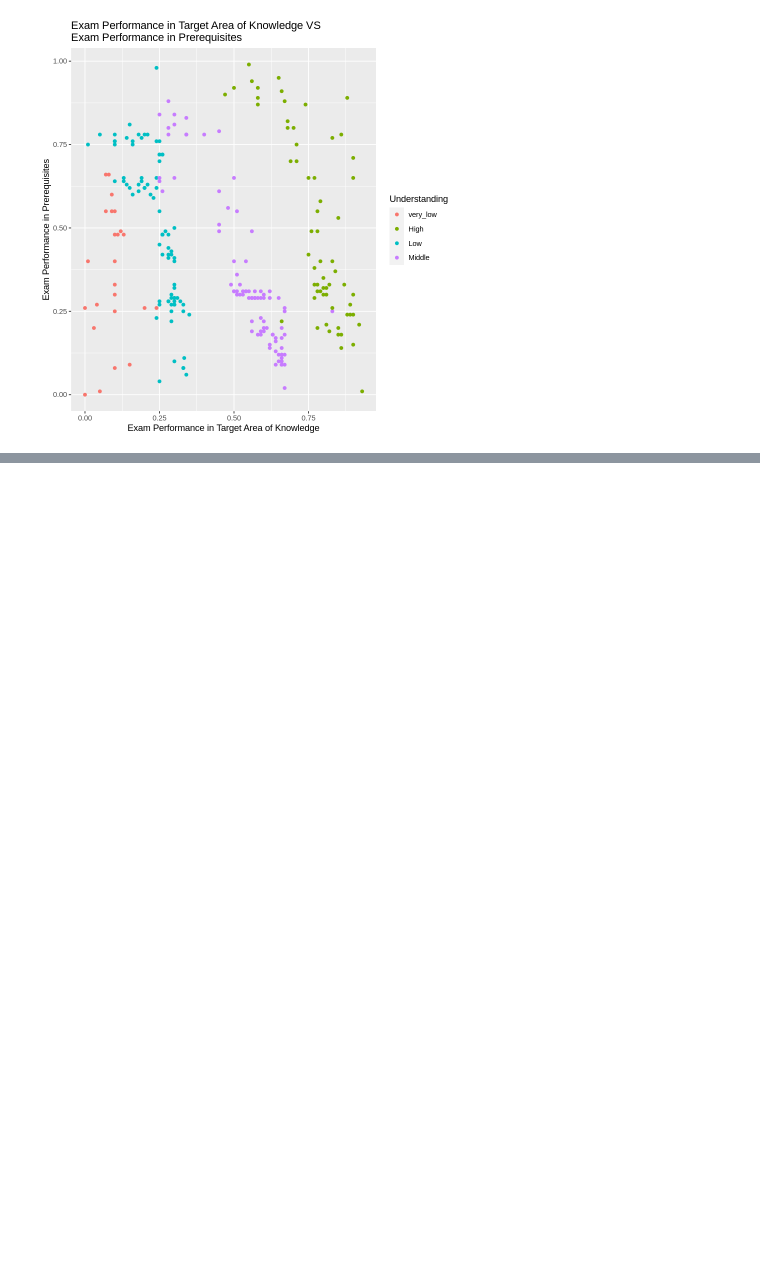
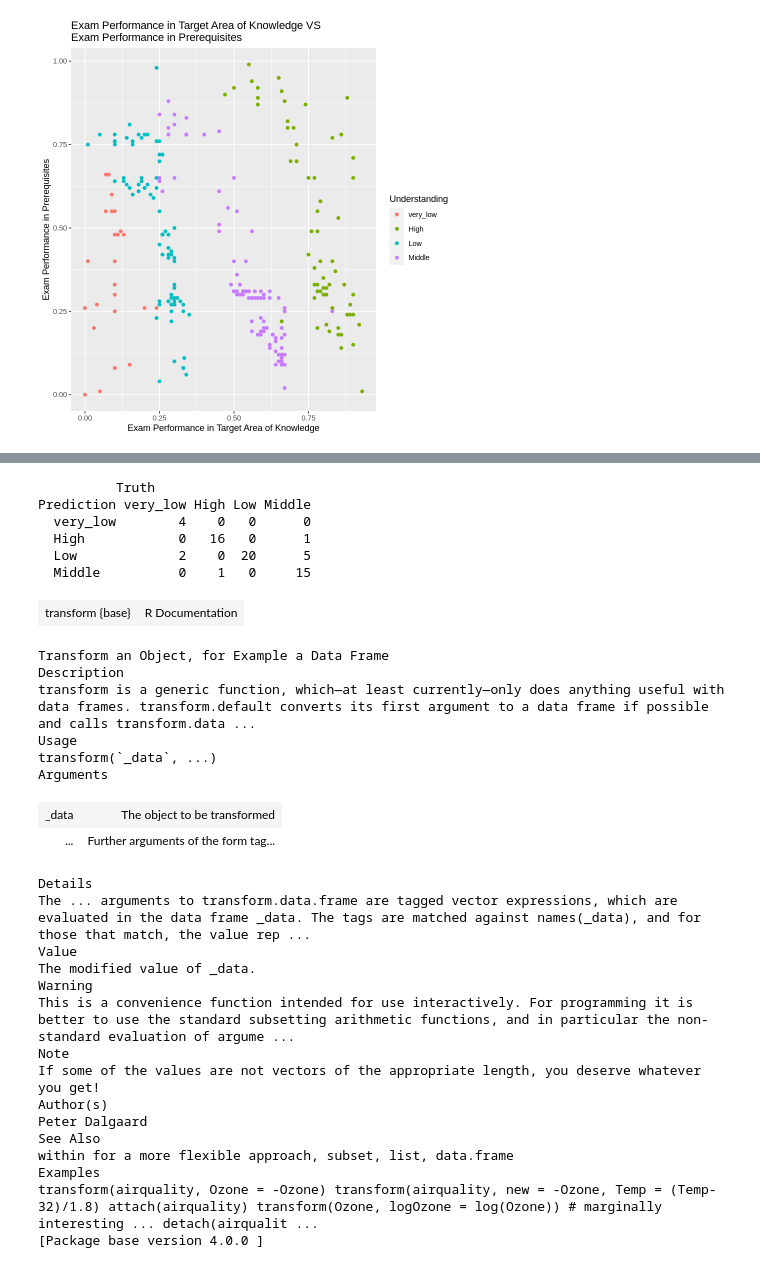
Before and after one commit to cinadia/dsci-project, a Jupyter notebook: project_code.ipynb, the cells around one changed output, grey strips where cells are left out. Saved outputs shown, nothing was run; the diff lists cells and outputs as text; code cells hidden in the pictures; blank space fills up the shorter version.

```diff
--- a/project_code.ipynb
+++ b/project_code.ipynb
@@ -177,3 +238,44 @@ user_k_plot
+# %%
+# make confusion matrix
+user_mat <- user_prediction %>%
+    conf_mat(truth = understanding_level, estimate = .pred_class)
+user_mat
+
+# 1. bind predicted values to testing
+# 2. mutate user_knowledge values into integers (1 = very_low, 4 = high) with transform
+# 3. make new column that is the result of predicted - actual
+# 4. plot histogram or standard deviation
+# %% [output]
+          Truth
+Prediction very_low High Low Middle
+  very_low        4    0   0      0
+  High            0   16   0      1
+  Low             2    0  20      5
+  Middle          0    1   0     15
+| transform {base} | R Documentation |
+Transform an Object, for Example a Data Frame
+Description
+transform is a generic function, which—at least currently—only does anything useful with data frames. transform.default converts its first argument to a data frame if possible and calls transform.data ...
+Usage
+transform(`_data`, ...)
+Arguments
+| _data | The object to be transformed |
+| ... | Further arguments of the form tag... |
+Details
+The ... arguments to transform.data.frame are tagged vector expressions, which are evaluated in the data frame _data. The tags are matched against names(_data), and for those that match, the value rep ...
+Value
+The modified value of _data.
+Warning
+This is a convenience function intended for use interactively. For programming it is better to use the standard subsetting arithmetic functions, and in particular the non-standard evaluation of argume ...
+Note
+If some of the values are not vectors of the appropriate length, you deserve whatever you get!
+Author(s)
+Peter Dalgaard
+See Also
+within for a more flexible approach, subset, list, data.frame
+Examples
+transform(airquality, Ozone = -Ozone) transform(airquality, new = -Ozone, Temp = (Temp-32)/1.8) attach(airquality) transform(Ozone, logOzone = log(Ozone)) # marginally interesting ... detach(airqualit ...
+[Package base version 4.0.0 ]
 # %%
 # Try again with different combinations of predictors to see if accuracies will increase
 # %%
```
Also changed, not shown: parts of 9 cells of this notebook.
